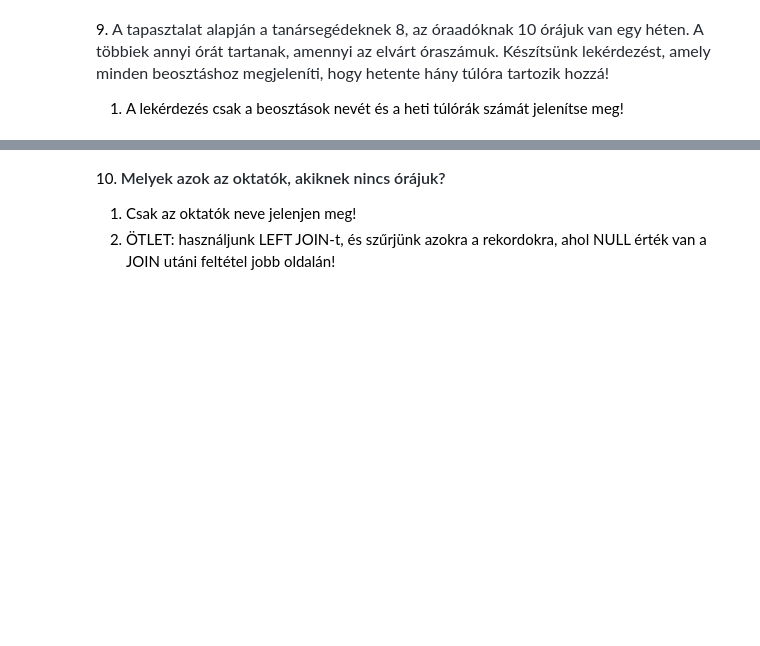
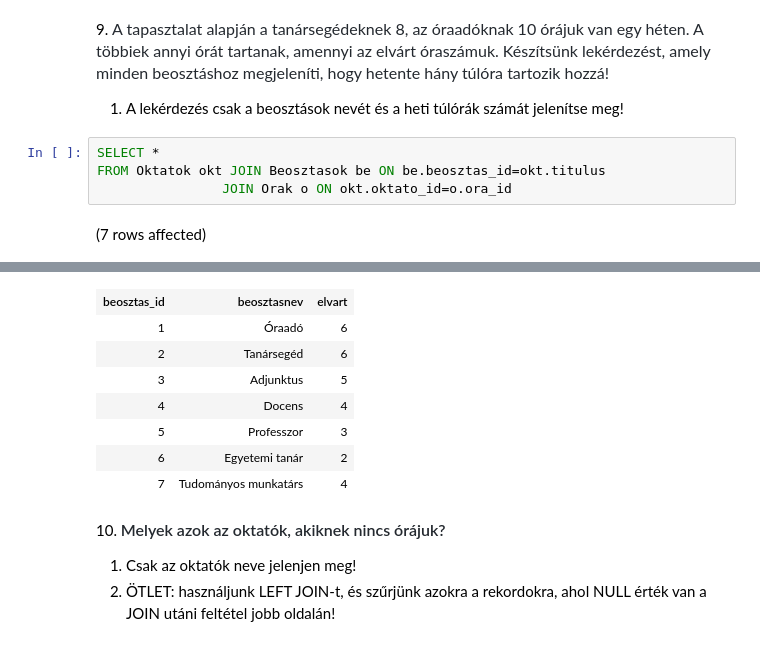
Before and after one commit to pkmate/Adatbazis, a Jupyter notebook: gyakorlat02_feladatok .ipynb, the cells around one changed output, grey strips where cells are left out. Saved outputs shown, nothing was run; the diff lists cells and outputs as text; blank space fills up the shorter version.

```diff
--- a/gyakorlat02_feladatok .ipynb
+++ b/gyakorlat02_feladatok .ipynb
@@ -121,3 +200,9 @@ Total execution time: 00:00:00.052
 9. <span style="color: rgb(36, 41, 47); font-family: -apple-system, BlinkMacSystemFont, &quot;Segoe UI&quot;, Helvetica, Arial, sans-serif, &quot;Apple Color Emoji&quot;, &quot;Segoe UI Emoji&quot;; font-size: 16px;">A tapasztalat alapján a tanársegédeknek 8, az óraadóknak 10 órájuk van egy héten. A többiek annyi órát tartanak, amennyi az elvárt óraszámuk. Készítsünk lekérdezést, amely minden beosztáshoz megjeleníti, hogy hetente hány túlóra tartozik hozzá!</span>
 
 1. A lekérdezés csak a beosztások nevét és a heti túlórák számát jelenítse meg!
+# %%
+SELECT *
+FROM Oktatok okt JOIN Beosztasok be ON be.beosztas_id=okt.titulus
+                JOIN Orak o ON okt.oktato_id=o.ora_id
+# %% [output]
+(7 rows affected)
@@ -124,3 +210,11 @@ Total execution time: 00:00:00.052
+| beosztas_id | beosztasnev | elvart |
+| 1 | Óraadó | 6 |
+| 2 | Tanársegéd | 6 |
+| 3 | Adjunktus | 5 |
+| 4 | Docens | 4 |
+| 5 | Professzor | 3 |
+| 6 | Egyetemi tanár | 2 |
+| 7 | Tudományos munkatárs | 4 |
 # %% [markdown]
 10. <span style="font-weight: 600; color: rgb(36, 41, 47); font-family: -apple-system, BlinkMacSystemFont, &quot;Segoe UI&quot;, Helvetica, Arial, sans-serif, &quot;Apple Color Emoji&quot;, &quot;Segoe UI Emoji&quot;; font-size: 16px;">Melyek azok az oktatók, akiknek nincs órájuk?</span>
 
```
Also changed, not shown: parts of 6 cells of this notebook.
